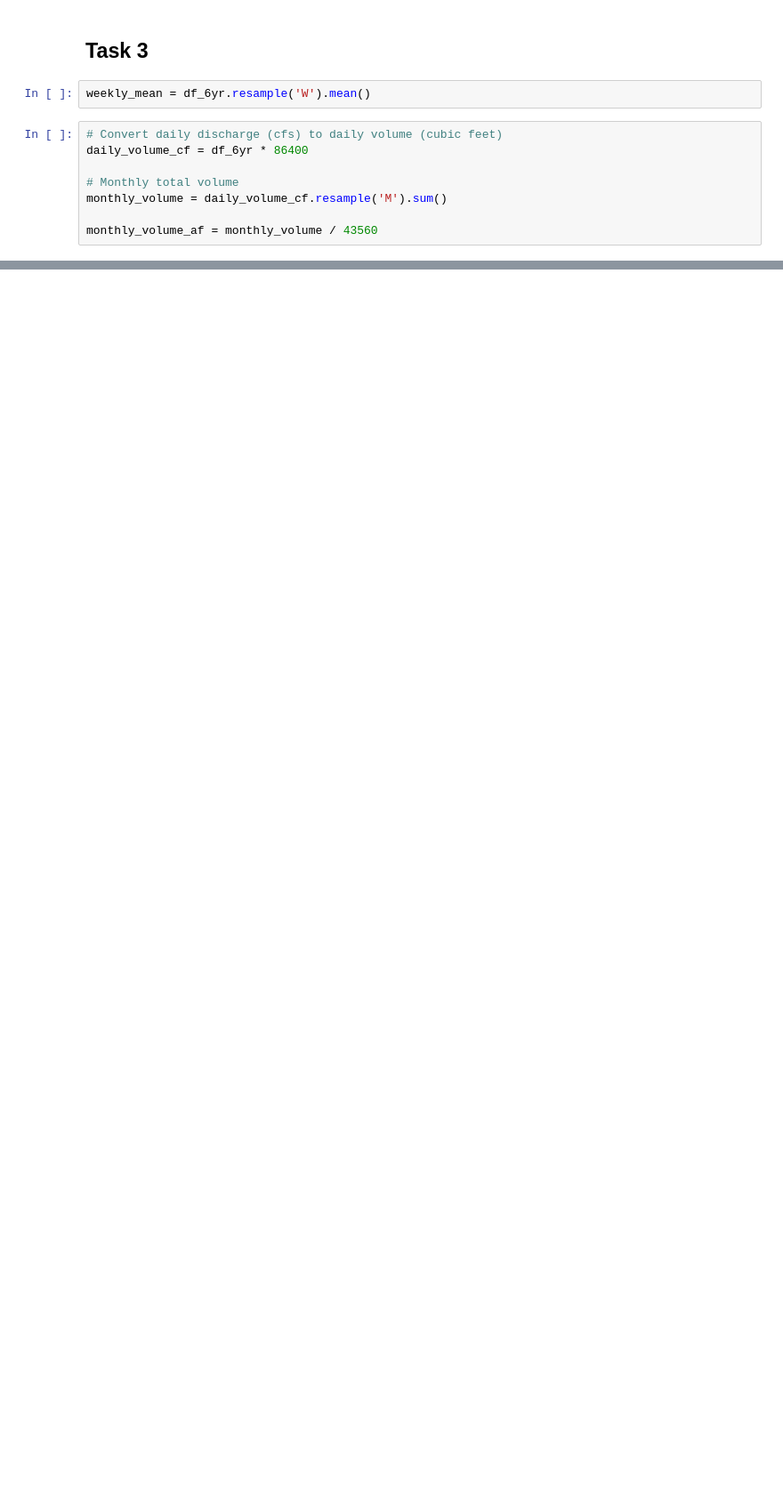
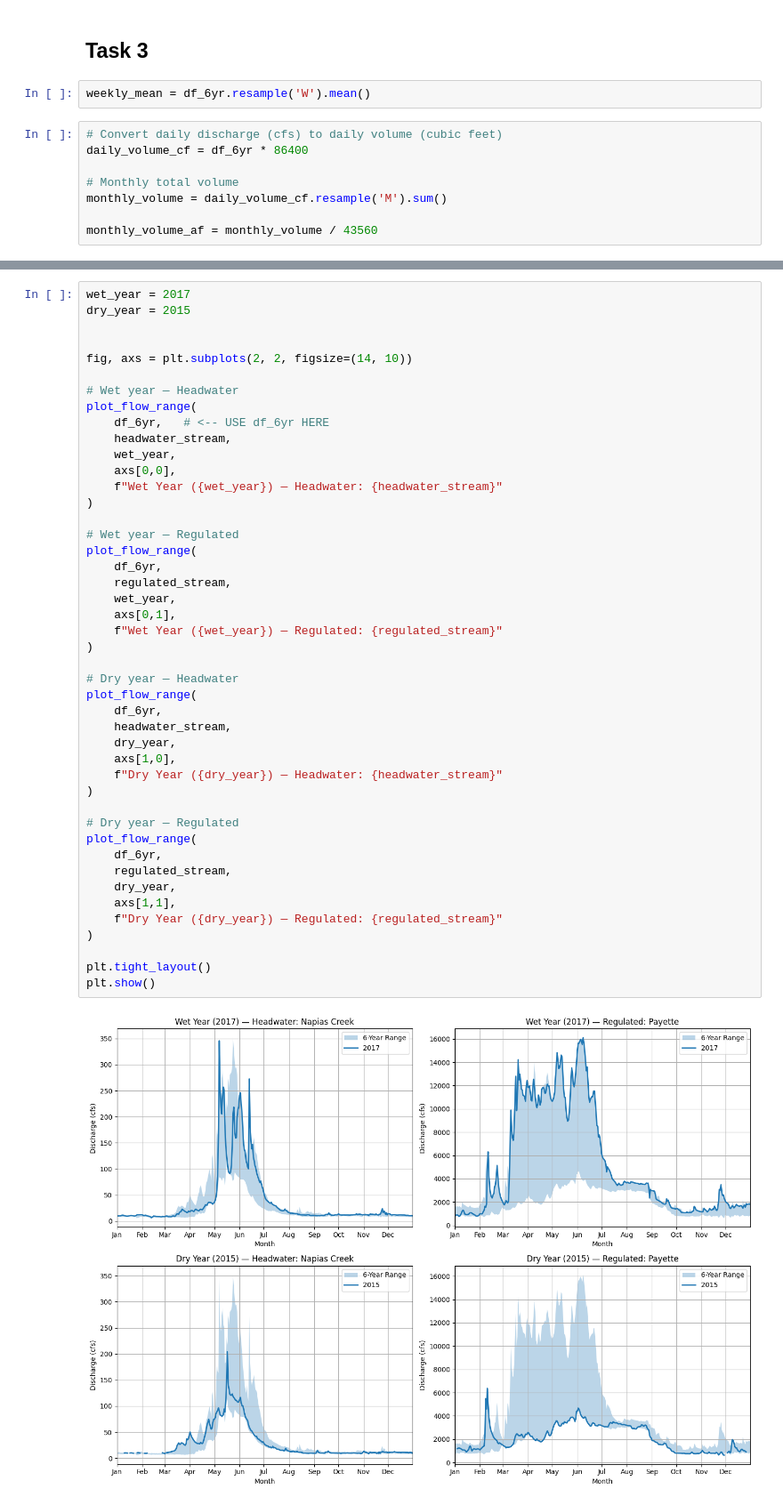
Before and after one commit to jhammond1234/HH_Assignment_1, a Jupyter notebook: notebooks/Assignment_1.ipynb, the cells around one changed output, grey strips where cells are left out. Shown at 89% size. Saved outputs shown, nothing was run; the diff lists cells and outputs as text; blank space fills up the shorter version.

Commit message:
plots

```diff
--- a/notebooks/Assignment_1.ipynb
+++ b/notebooks/Assignment_1.ipynb
@@ -254,0 +271,47 @@ plt.show()
+# %%
+wet_year = 2017
+dry_year = 2015
+
+
+fig, axs = plt.subplots(2, 2, figsize=(14, 10))
+
+# Wet year — Headwater
+plot_flow_range(
+    df_6yr,   # <-- USE df_6yr HERE
+    headwater_stream,
+    wet_year,
+    axs[0,0],
+    f"Wet Year ({wet_year}) — Headwater: {headwater_stream}"
+)
+
+# Wet year — Regulated
+plot_flow_range(
+    df_6yr,
+    regulated_stream,
+    wet_year,
+    axs[0,1],
+    f"Wet Year ({wet_year}) — Regulated: {regulated_stream}"
+)
+
+# Dry year — Headwater
+plot_flow_range(
+    df_6yr,
+    headwater_stream,
+    dry_year,
+    axs[1,0],
+    f"Dry Year ({dry_year}) — Headwater: {headwater_stream}"
+)
+
+# Dry year — Regulated
+plot_flow_range(
+    df_6yr,
+    regulated_stream,
+    dry_year,
+    axs[1,1],
+    f"Dry Year ({dry_year}) — Regulated: {regulated_stream}"
+)
+
+plt.tight_layout()
+plt.show()
+# %% [output]
+[figure, added]
```
Also changed, not shown: parts of 3 cells of this notebook.
